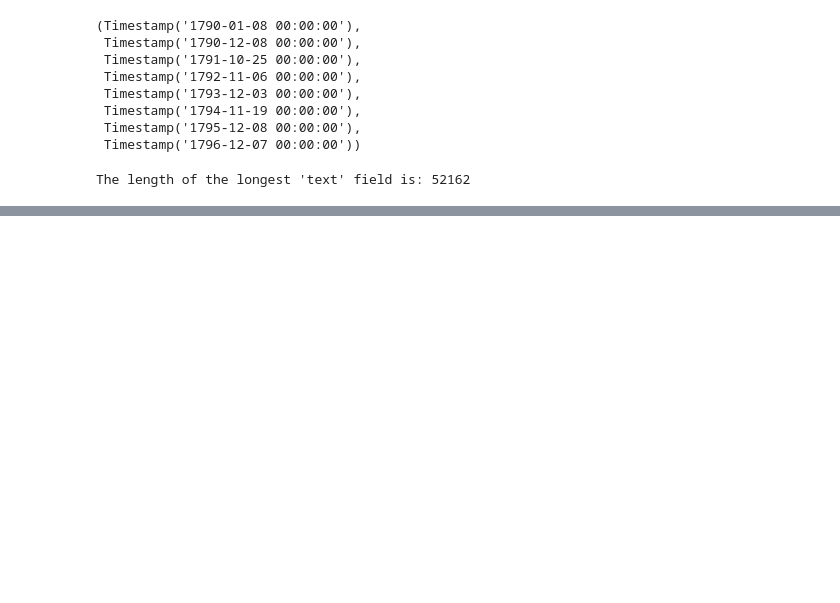
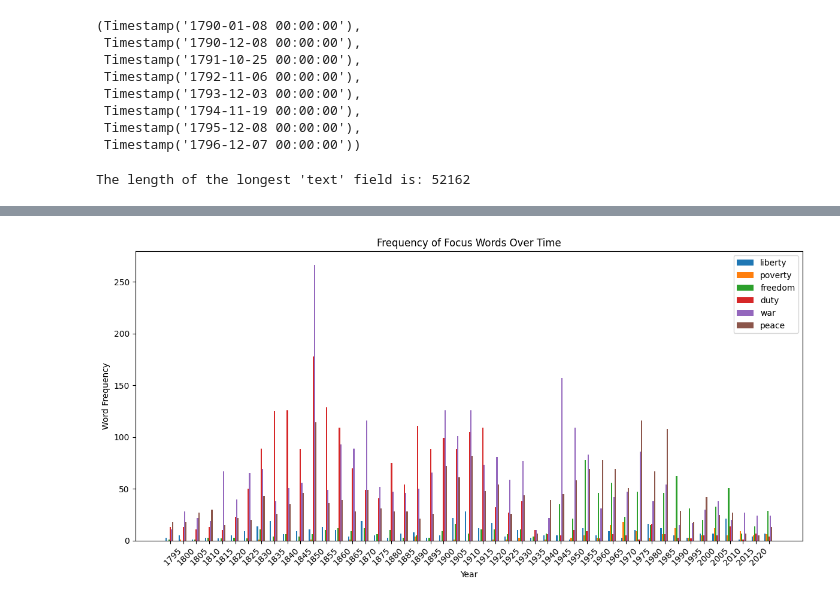
Before and after one commit to hasmeu/colab, a Jupyter notebook: stateunion.ipynb, the cells around one changed output, grey strips where cells are left out. Drawn from its saved outputs; the diff is of its cells as text; code cells hidden in the pictures; blank space fills up the shorter version.

```diff
--- a/stateunion.ipynb
+++ b/stateunion.ipynb
@@ -111,0 +112,41 @@ plt.show()
+# %%
+import matplotlib.pyplot as plt
+import numpy as np
+from collections import Counter
+
+years = [block["year"] for block in blocks]
+focus_words = ["liberty", "poverty", "freedom", "duty", "war", "peace"]
+
+word_frequencies_by_year = []
+
+for block in blocks:
+    year = block["year"]
+    text = block["text"]
+    word_counts = Counter(text)  # Count word frequencies in the block
+
+    # Extract frequencies of focus words for this year
+    focus_word_frequencies = {word: word_counts.get(word, 0) for word in focus_words}
+
+    word_frequencies_by_year.append((year, focus_word_frequencies))
+
+# Create a bar chart
+fig, ax = plt.subplots(figsize=(12, 6))
+
+bar_width = 0.1  # Adjust bar width for better spacing
+x_positions = np.arange(len(years))
+
+for i, word in enumerate(focus_words):
+    frequencies = [year_data[1][word] for year_data in word_frequencies_by_year]
+    ax.bar(x_positions + i * bar_width, frequencies, width=bar_width, label=word)
+
+ax.set_xlabel("Year")
+ax.set_ylabel("Word Frequency")
+ax.set_title("Frequency of Focus Words Over Time")
+ax.set_xticks(x_positions + (len(focus_words) / 2) * bar_width)  # Center x-ticks
+ax.set_xticklabels(years, rotation=45, ha="right")
+ax.legend()
+
+plt.tight_layout()
+plt.show()
+# %% [output]
+[figure, added]
```
Also changed, not shown: parts of 1 cell of this notebook.
